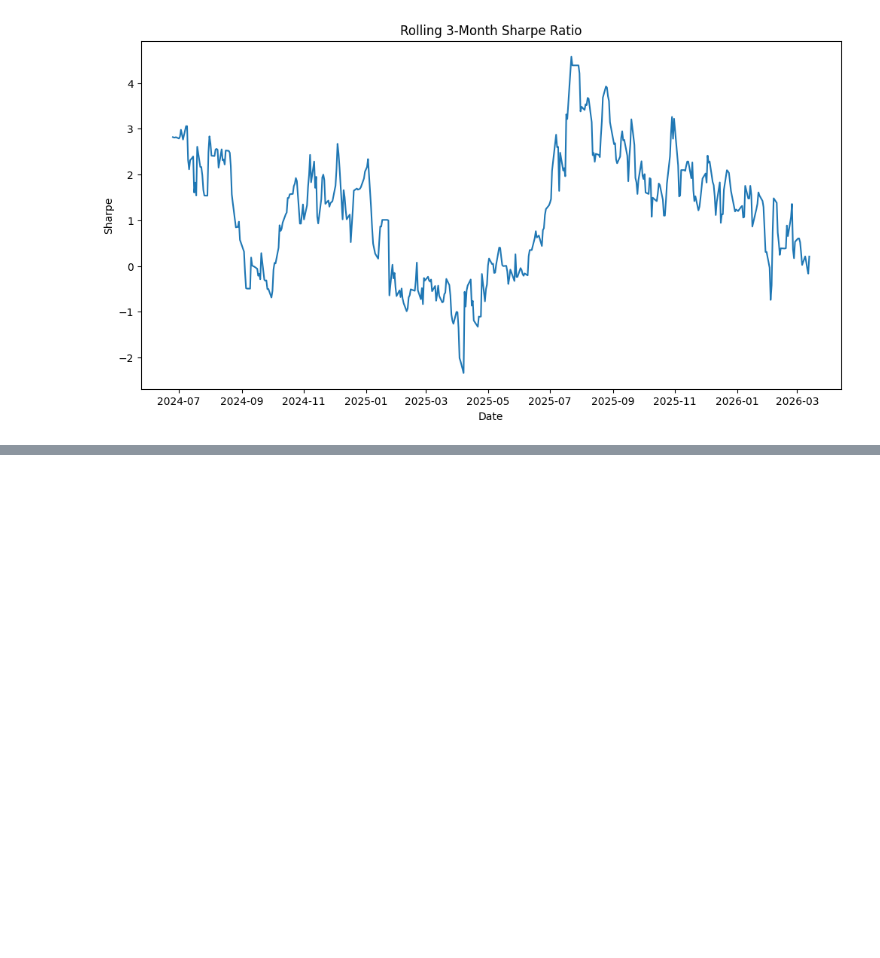
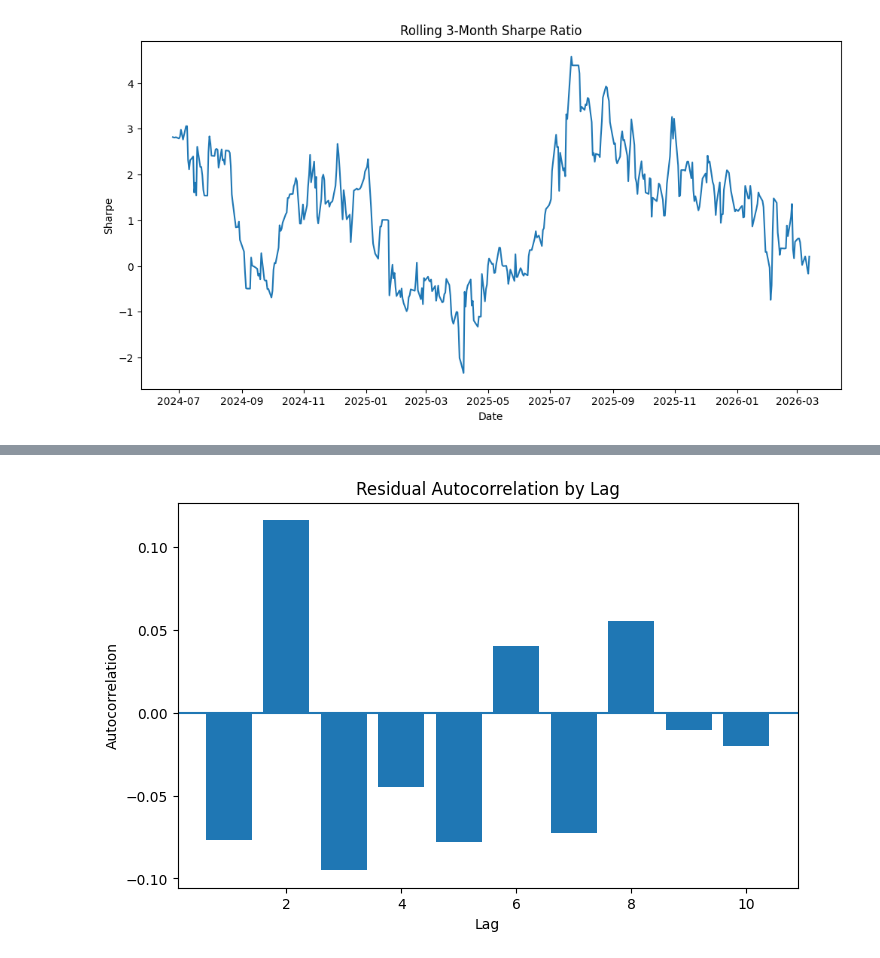
Before and after one commit to leowu555/stock-predictor-ML-model, a Jupyter notebook: stock_predictor.ipynb, the cells around one changed output, grey strips where cells are left out. Drawn from its saved outputs; the diff is of its cells as text; code cells hidden in the pictures; blank space fills up the shorter version.

```diff
--- a/stock_predictor.ipynb
+++ b/stock_predictor.ipynb
@@ -629,0 +715,11 @@ plt.show()
+# %%
+def autocorr(x, lag=1):
+    x = pd.Series(x).dropna()
+    return x.autocorr(lag=lag)
+
+resid_autocorr = pd.DataFrame({
+    "lag": list(range(1, 11)),
+    "autocorrelation": [autocorr(residuals, lag=i) for i in range(1, 11)]
+})
+
+resid_autocorr
@@ -629,0 +738,10 @@ plt.show()
+# %%
+plt.figure(figsize=(8, 5))
+plt.bar(resid_autocorr["lag"], resid_autocorr["autocorrelation"])
+plt.axhline(0)
+plt.title("Residual Autocorrelation by Lag")
+plt.xlabel("Lag")
+plt.ylabel("Autocorrelation")
+plt.show()
+# %% [output]
+[figure, added]
```
Also changed, not shown: parts of 17 cells of this notebook.
